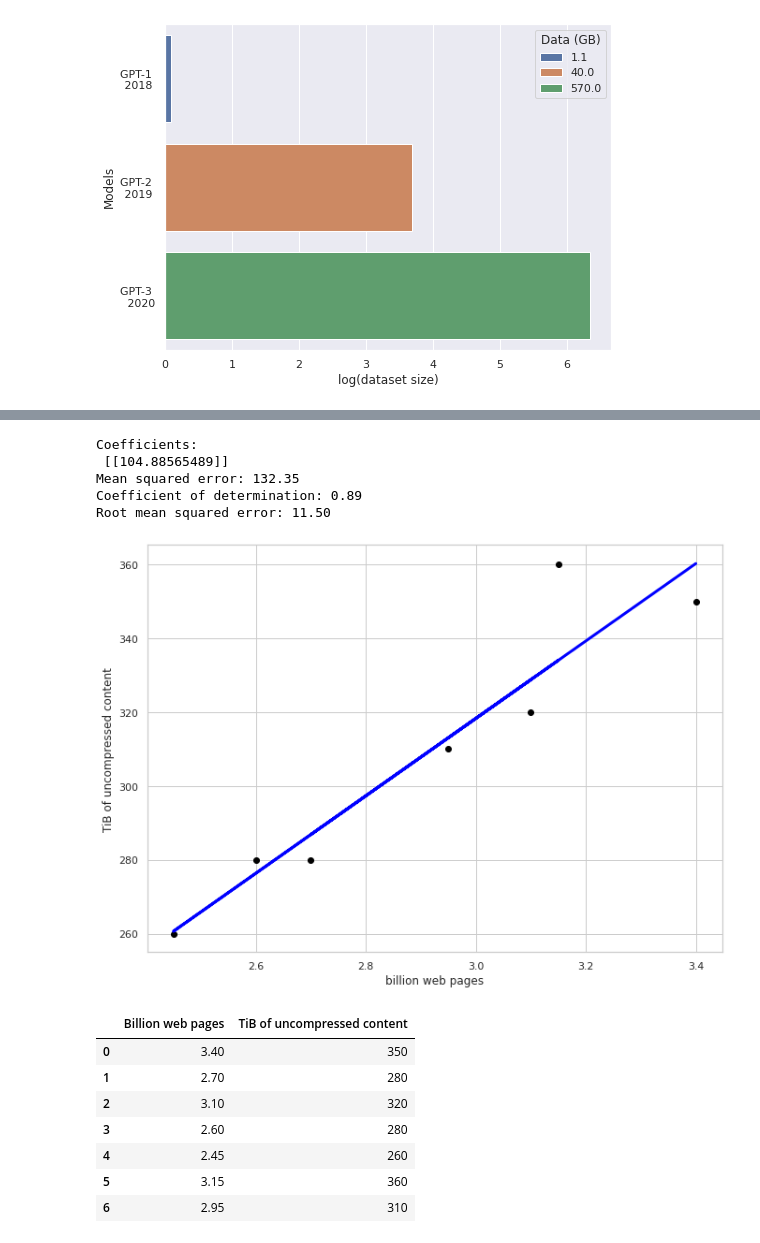
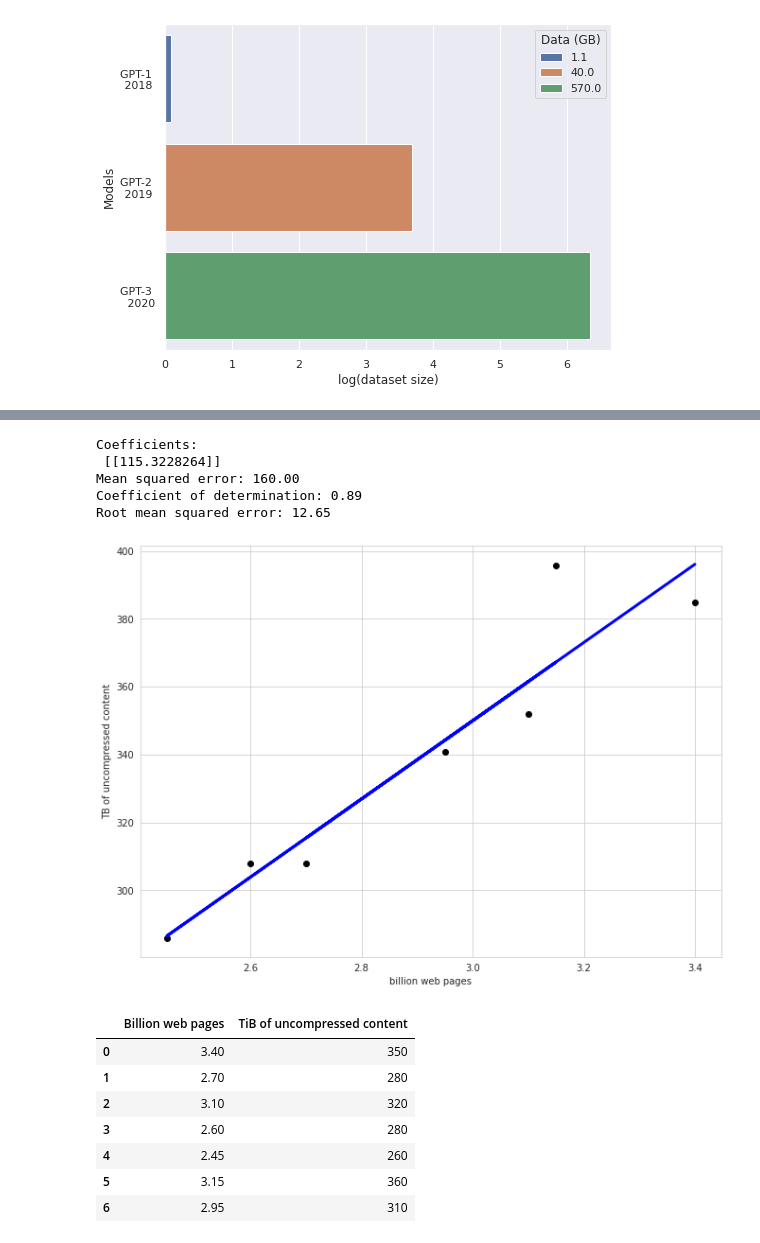
Before and after one commit to Jackil1993/GPT3_SCM, a Jupyter notebook: GPT_economics.ipynb, the cells around one changed output, grey strips where cells are left out. Cells and saved outputs as stored; diff of their text form; code cells hidden in the pictures.

```diff
--- a/GPT_economics.ipynb
+++ b/GPT_economics.ipynb
@@ -71,5 +71,6 @@ mo = ['January', 'February/March', 'April', 'May', 'June', 'July/August', 'Septe
 x = [3.4, 2.7, 3.1, 2.6, 2.45, 3.15, 2.95] # billion web pages
 y = [350, 280,  320, 280, 260, 360, 310] #TiB of uncompressed content
 z = [1.15, 1.2, 1.35, 1.28, 1.3, 1.0, 1.3] #billion new URLs, not visited in any of our prior crawls
+y = [i*1.09951 for i in y] #TB of uncompressed content
 xlabel = 'billion web pages'
 ylabel = 'TB of uncompressed content'
@@ -100,6 +102,0 @@ plt.show()
-# %%
-fig = plt.gcf()
-fig.set_size_inches(11, 8)
-sns.set_style("darkgrid")
-sns.lineplot(data=cc, x="Month", y="billion web pages")
-plt.show()
@@ -108,35 +103,35 @@ plt.show()
 # %%
 regr = linear_model.LinearRegression()
 x = np.array(x).reshape(-1, 1)
 y = np.array(y).reshape(-1, 1)
 regr.fit(x, y)
 y_pred = regr.predict(x)
 
 # The coefficients
 print("Coefficients: \n", regr.coef_)
 # The mean squared error
 print("Mean squared error: %.2f" % mean_squared_error(y, y_pred))
 # The coefficient of determination: 1 is perfect prediction
 print("Coefficient of determination: %.2f" % r2_score(y, y_pred))
 print("Root mean squared error: %.2f" % mean_squared_error(y, y_pred, squared=False))
 
 # Plot outputs
 fig1 = plt.gcf()
 sns.set_style("whitegrid")
 fig1.set_size_inches(11, 8)
 plt.scatter(x, y, color="black")
 plt.plot(x, y_pred, color="blue", linewidth=3)
 plt.xlabel('billion web pages')
-plt.ylabel('TiB of uncompressed content')
+plt.ylabel('TB of uncompressed content')
 plt.grid(True)
 plt.show()
 # %% [output]
 Coefficients:
- [[104.88565489]]
-Mean squared error: 132.35
+ [[115.3228264]]
+Mean squared error: 160.00
 Coefficient of determination: 0.89
-Root mean squared error: 11.50
+Root mean squared error: 12.65
-[figure, old version]
+[figure, new version]
 # %%
 x = [3.4, 2.7, 3.1, 2.6, 2.45, 3.15, 2.95] # billion web pages
 y = [350, 280,  320, 280, 260, 360, 310] #TiB of uncompressed content
```
Also changed, not shown: parts of 5 cells of this notebook.
